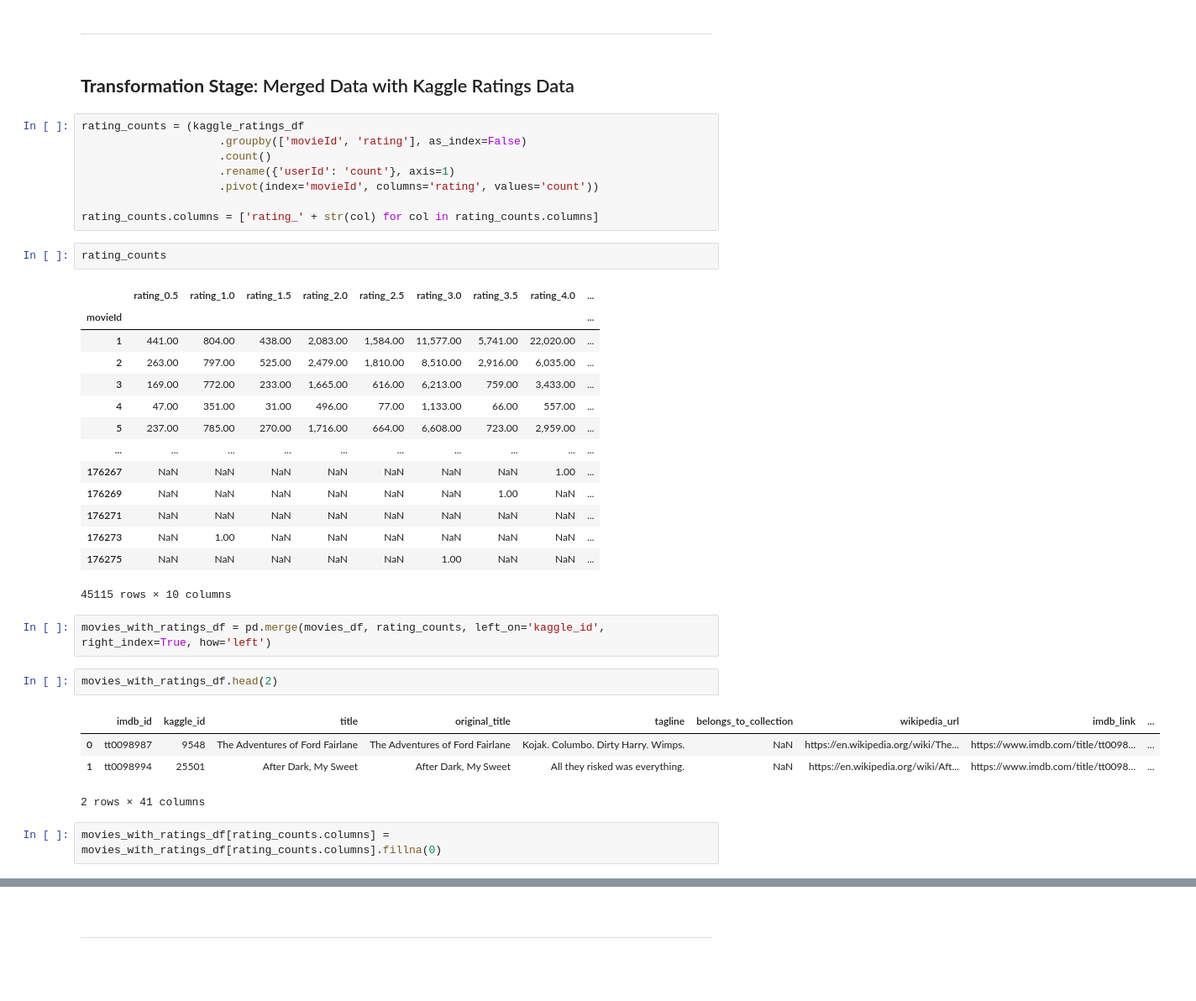
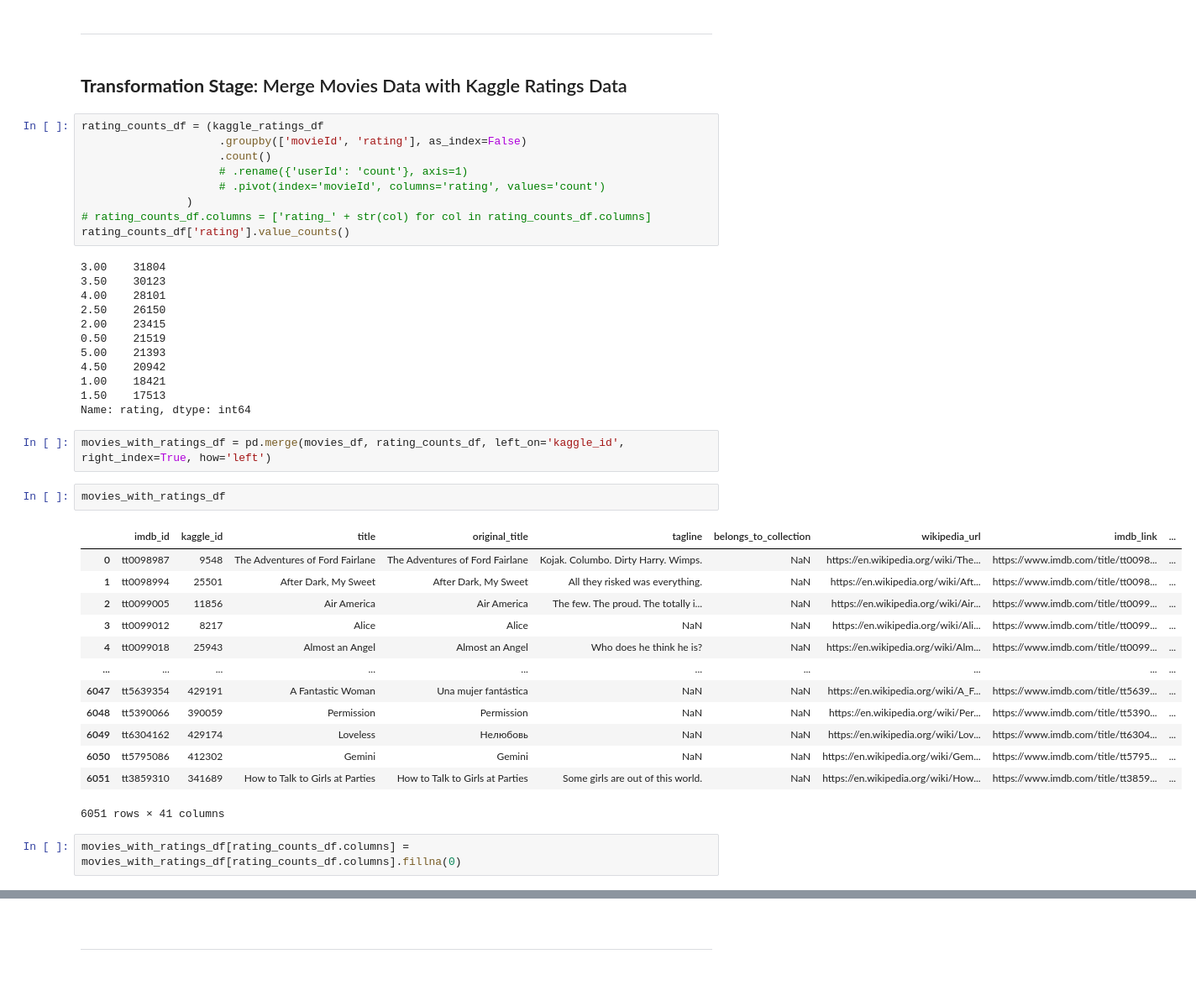
Before and after one commit to cdpeters/movies-ETL, a Jupyter notebook: movies_etl.ipynb, the cells around one changed output, grey strips where cells are left out. Shown at 84% size. Saved outputs shown, nothing was run; the diff lists cells and outputs as text.

Commit message:
Investigate ratings discrepancies

```diff
--- a/movies_etl.ipynb
+++ b/movies_etl.ipynb
@@ -1144,41 +1144,46 @@ movies_df.head(2)
 # %% [markdown]
 <hr/>
 # %% [markdown]
-## **Transformation Stage**: Merged Data with Kaggle Ratings Data
+## **Transformation Stage**: Merge Movies Data with Kaggle Ratings Data
 # %%
-rating_counts = (kaggle_ratings_df
+rating_counts_df = (kaggle_ratings_df
                      .groupby(['movieId', 'rating'], as_index=False)
                      .count()
-                     .rename({'userId': 'count'}, axis=1)
-                     .pivot(index='movieId', columns='rating', values='count'))
-
-rating_counts.columns = ['rating_' + str(col) for col in rating_counts.columns]
+                     # .rename({'userId': 'count'}, axis=1)
+                     # .pivot(index='movieId', columns='rating', values='count')
+                )
+# rating_counts_df.columns = ['rating_' + str(col) for col in rating_counts_df.columns]
+rating_counts_df['rating'].value_counts()
+# %% [output]
+3.00    31804
+3.50    30123
+4.00    28101
+2.50    26150
+2.00    23415
+0.50    21519
+5.00    21393
+4.50    20942
+1.00    18421
+1.50    17513
+Name: rating, dtype: int64
-# %%
-rating_counts
-# %% [output]
-|  | rating_0.5 | rating_1.0 | rating_1.5 | rating_2.0 | rating_2.5 | rating_3.0 | rating_3.5 | rating_4.0 | ... |
-| movieId |  |  |  |  |  |  |  |  | ... |
-| 1 | 441.00 | 804.00 | 438.00 | 2,083.00 | 1,584.00 | 11,577.00 | 5,741.00 | 22,020.00 | ... |
-| 2 | 263.00 | 797.00 | 525.00 | 2,479.00 | 1,810.00 | 8,510.00 | 2,916.00 | 6,035.00 | ... |
-| 3 | 169.00 | 772.00 | 233.00 | 1,665.00 | 616.00 | 6,213.00 | 759.00 | 3,433.00 | ... |
-| 4 | 47.00 | 351.00 | 31.00 | 496.00 | 77.00 | 1,133.00 | 66.00 | 557.00 | ... |
-| 5 | 237.00 | 785.00 | 270.00 | 1,716.00 | 664.00 | 6,608.00 | 723.00 | 2,959.00 | ... |
-| ... | ... | ... | ... | ... | ... | ... | ... | ... | ... |
-| 176267 | NaN | NaN | NaN | NaN | NaN | NaN | NaN | 1.00 | ... |
-| 176269 | NaN | NaN | NaN | NaN | NaN | NaN | 1.00 | NaN | ... |
-| 176271 | NaN | NaN | NaN | NaN | NaN | NaN | NaN | NaN | ... |
-| 176273 | NaN | 1.00 | NaN | NaN | NaN | NaN | NaN | NaN | ... |
-| 176275 | NaN | NaN | NaN | NaN | NaN | 1.00 | NaN | NaN | ... |
-45115 rows × 10 columns
 # %%
-movies_with_ratings_df = pd.merge(movies_df, rating_counts, left_on='kaggle_id', right_index=True, how='left')
+movies_with_ratings_df = pd.merge(movies_df, rating_counts_df, left_on='kaggle_id', right_index=True, how='left')
 # %%
-movies_with_ratings_df.head(2)
+movies_with_ratings_df
 # %% [output]
 |  | imdb_id | kaggle_id | title | original_title | tagline | belongs_to_collection | wikipedia_url | imdb_link | ... |
 | 0 | tt0098987 | 9548 | The Adventures of Ford Fairlane | The Adventures of Ford Fairlane | Kojak. Columbo. Dirty Harry. Wimps. | NaN | https://en.wikipedia.org/wiki/The... | https://www.imdb.com/title/tt0098... | ... |
 | 1 | tt0098994 | 25501 | After Dark, My Sweet | After Dark, My Sweet | All they risked was everything. | NaN | https://en.wikipedia.org/wiki/Aft... | https://www.imdb.com/title/tt0098... | ... |
+| 2 | tt0099005 | 11856 | Air America | Air America | The few. The proud. The totally i... | NaN | https://en.wikipedia.org/wiki/Air... | https://www.imdb.com/title/tt0099... | ... |
+| 3 | tt0099012 | 8217 | Alice | Alice | NaN | NaN | https://en.wikipedia.org/wiki/Ali... | https://www.imdb.com/title/tt0099... | ... |
+| 4 | tt0099018 | 25943 | Almost an Angel | Almost an Angel | Who does he think he is? | NaN | https://en.wikipedia.org/wiki/Alm... | https://www.imdb.com/title/tt0099... | ... |
+| ... | ... | ... | ... | ... | ... | ... | ... | ... | ... |
+| 6047 | tt5639354 | 429191 | A Fantastic Woman | Una mujer fantástica | NaN | NaN | https://en.wikipedia.org/wiki/A_F... | https://www.imdb.com/title/tt5639... | ... |
+| 6048 | tt5390066 | 390059 | Permission | Permission | NaN | NaN | https://en.wikipedia.org/wiki/Per... | https://www.imdb.com/title/tt5390... | ... |
+| 6049 | tt6304162 | 429174 | Loveless | Нелюбовь | NaN | NaN | https://en.wikipedia.org/wiki/Lov... | https://www.imdb.com/title/tt6304... | ... |
+| 6050 | tt5795086 | 412302 | Gemini | Gemini | NaN | NaN | https://en.wikipedia.org/wiki/Gem... | https://www.imdb.com/title/tt5795... | ... |
+| 6051 | tt3859310 | 341689 | How to Talk to Girls at Parties | How to Talk to Girls at Parties | Some girls are out of this world. | NaN | https://en.wikipedia.org/wiki/How... | https://www.imdb.com/title/tt3859... | ... |
-2 rows × 41 columns
+6051 rows × 41 columns
 # %%
-movies_with_ratings_df[rating_counts.columns] = movies_with_ratings_df[rating_counts.columns].fillna(0)
+movies_with_ratings_df[rating_counts_df.columns] = movies_with_ratings_df[rating_counts_df.columns].fillna(0)
 # %%
```
Also changed, not shown: parts of 7 cells of this notebook.
